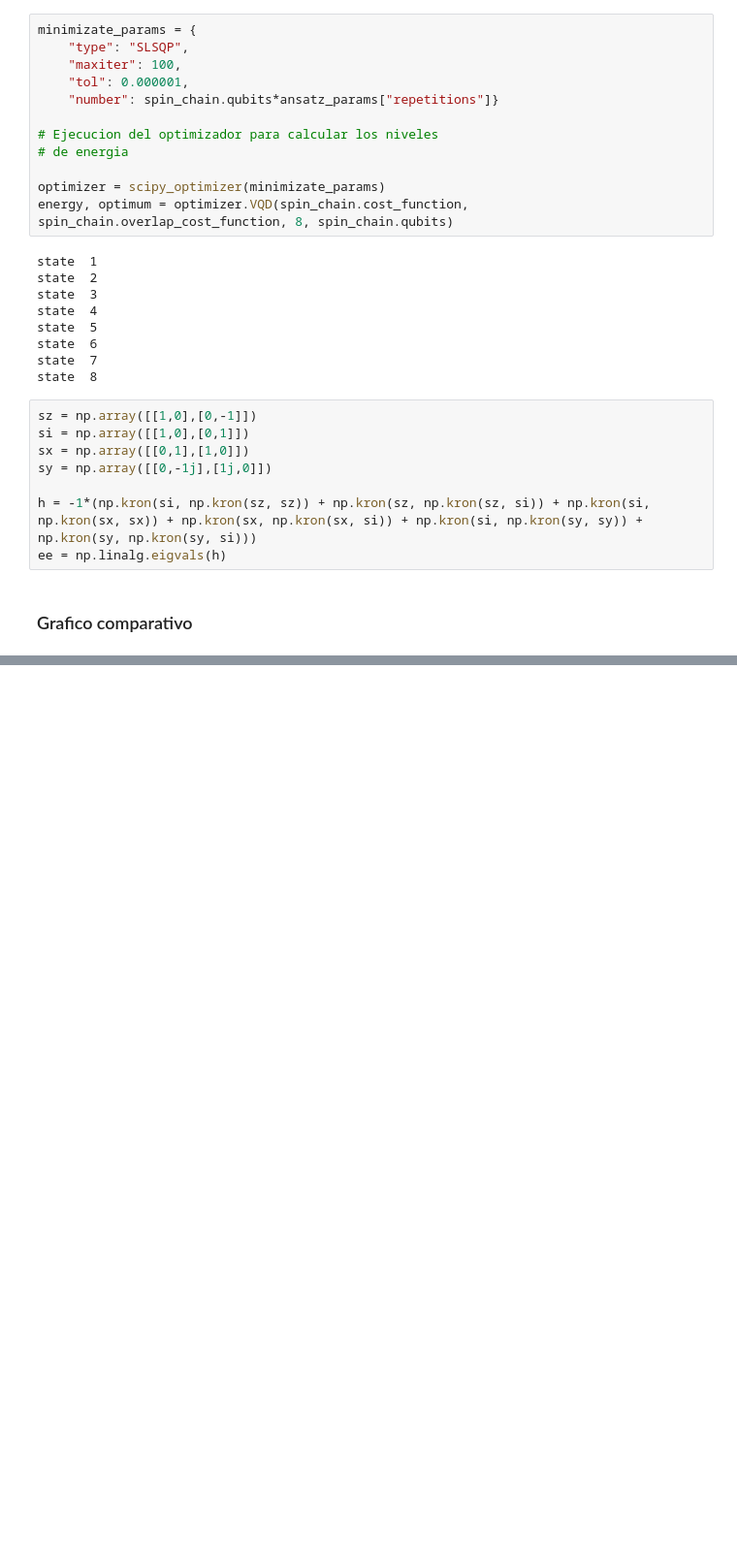
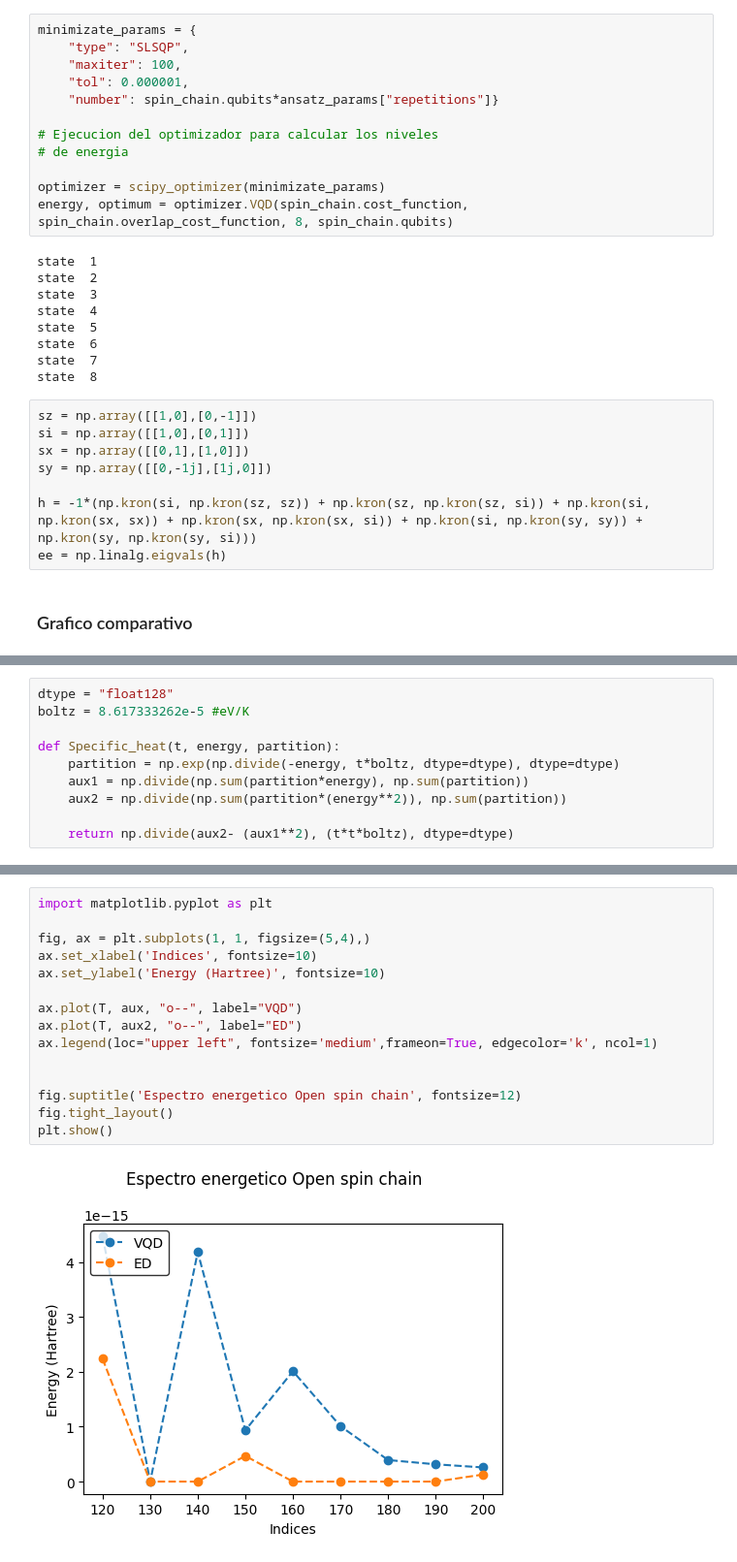
Before and after one commit to javinoram/VqePy, a Jupyter notebook: Spin.ipynb, the cells around one changed output, grey strips where cells are left out. Shown at 97% size. Cells and saved outputs as stored; diff of their text form; blank space fills up the shorter version.

```diff
--- a/Spin.ipynb
+++ b/Spin.ipynb
@@ -159,0 +189,10 @@ plt.show()
+# %%
+dtype = "float128"
+boltz = 8.617333262e-5 #eV/K
+
+def Specific_heat(t, energy, partition):
+    partition = np.exp(np.divide(-energy, t*boltz, dtype=dtype), dtype=dtype)
+    aux1 = np.divide(np.sum(partition*energy), np.sum(partition))
+    aux2 = np.divide(np.sum(partition*(energy**2)), np.sum(partition))
+
+    return np.divide(aux2- (aux1**2), (t*t*boltz), dtype=dtype)
@@ -159,0 +216,17 @@ plt.show()
+# %%
+import matplotlib.pyplot as plt
+
+fig, ax = plt.subplots(1, 1, figsize=(5,4),)
+ax.set_xlabel('Indices', fontsize=10)
+ax.set_ylabel('Energy (Hartree)', fontsize=10)
+
+ax.plot(T, aux, "o--", label="VQD")
+ax.plot(T, aux2, "o--", label="ED")
+ax.legend(loc="upper left", fontsize='medium',frameon=True, edgecolor='k', ncol=1)
+
+
+fig.suptitle('Espectro energetico Open spin chain', fontsize=12)
+fig.tight_layout()
+plt.show()
+# %% [output]
+[figure, added]
```
Also changed, not shown: parts of 11 cells of this notebook, 21 other files.
